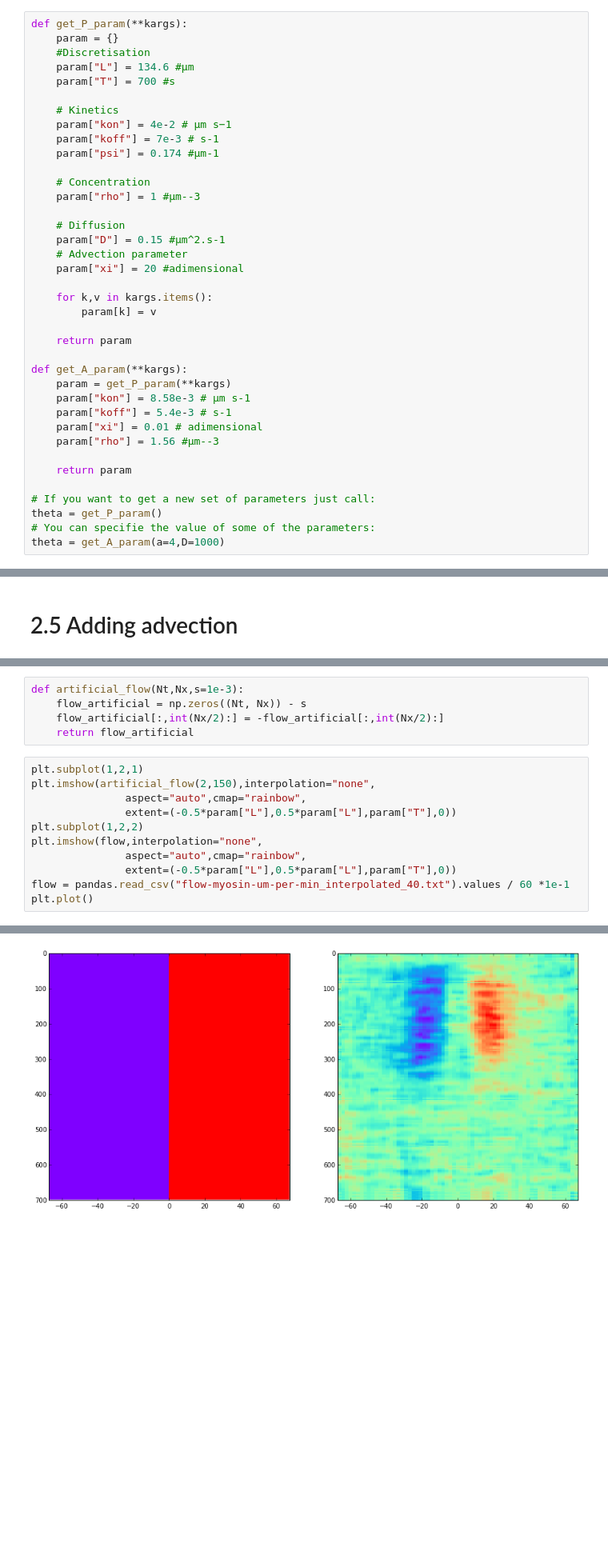
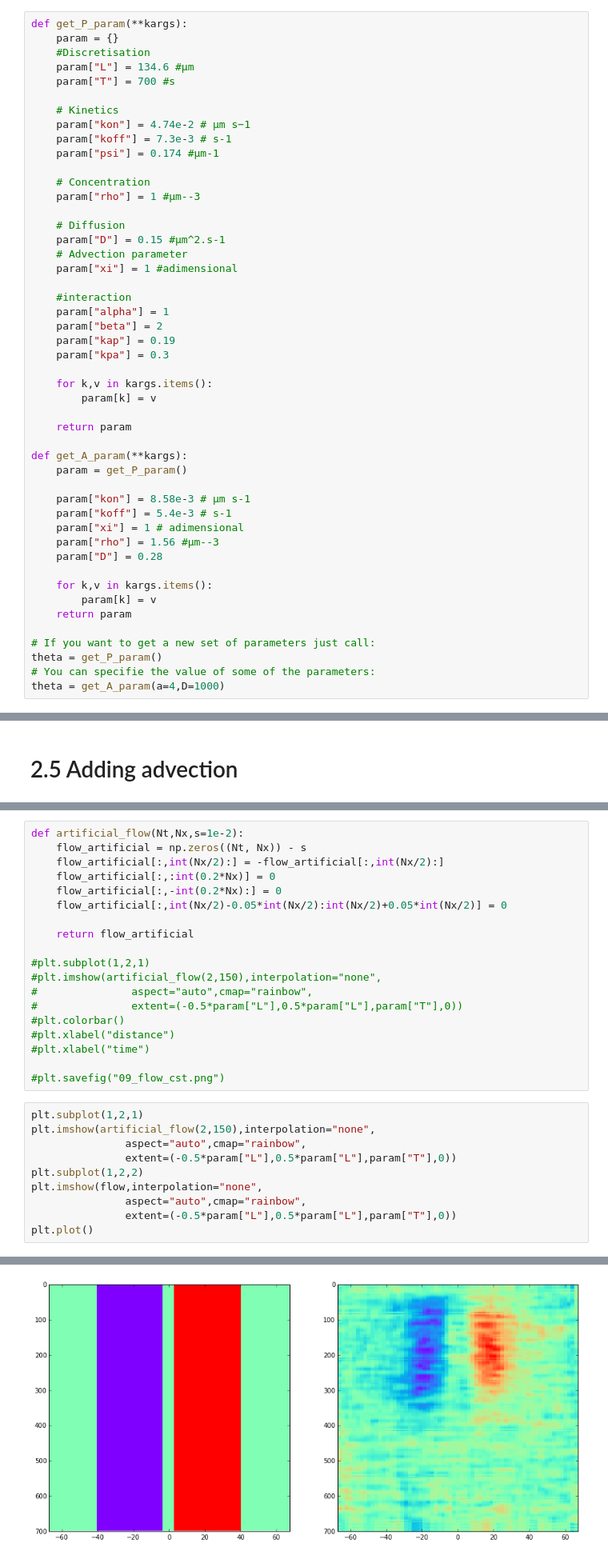
Before and after one commit to geeklhem/polarikss, a Jupyter notebook: model.ipynb, the cells around one changed output, grey strips where cells are left out. Shown at 80% size. Saved outputs shown, nothing was run; the diff lists cells and outputs as text; blank space fills up the shorter version.

```diff
--- a/model.ipynb
+++ b/model.ipynb
@@ -30,8 +36,8 @@ def get_P_param(**kargs):
     param["T"] = 700 #s
 
     # Kinetics
-    param["kon"] = 4e-2 # μm s−1
-    param["koff"] = 7e-3 # s-1
+    param["kon"] = 4.74e-2 # μm s−1
+    param["koff"] = 7.3e-3 # s-1
     param["psi"] = 0.174 #µm-1
 
     # Concentration
@@ -40,7 +46,13 @@ def get_P_param(**kargs):
     # Diffusion
     param["D"] = 0.15 #µm^2.s-1
     # Advection parameter
-    param["xi"] = 20 #adimensional
+    param["xi"] = 1 #adimensional
+
+    #interaction
+    param["alpha"] = 1
+    param["beta"] = 2
+    param["kap"] = 0.19
+    param["kpa"] = 0.3
 
     for k,v in kargs.items():
         param[k] = v
@@ -48,12 +60,16 @@ def get_P_param(**kargs):
     return param
 
 def get_A_param(**kargs):
-    param = get_P_param(**kargs)
+    param = get_P_param()
+
     param["kon"] = 8.58e-3 # µm s-1
     param["koff"] = 5.4e-3 # s-1
-    param["xi"] = 0.01 # adimensional
+    param["xi"] = 1 # adimensional
     param["rho"] = 1.56 #µm--3
+    param["D"] = 0.28
 
+    for k,v in kargs.items():
+        param[k] = v
     return param
 
 # If you want to get a new set of parameters just call:
@@ -493,23 +504,36 @@ def advection(p,param,dt,l,t):
     )
-# %%
-def artificial_flow(Nt,Nx,s=1e-3):
-    flow_artificial = np.zeros((Nt, Nx)) - s
-    flow_artificial[:,int(Nx/2):] = -flow_artificial[:,int(Nx/2):]
-    return flow_artificial
+# %%
+def artificial_flow(Nt,Nx,s=1e-2):
+    flow_artificial = np.zeros((Nt, Nx)) - s
+    flow_artificial[:,int(Nx/2):] = -flow_artificial[:,int(Nx/2):]
+    flow_artificial[:,:int(0.2*Nx)] = 0
+    flow_artificial[:,-int(0.2*Nx):] = 0
+    flow_artificial[:,int(Nx/2)-0.05*int(Nx/2):int(Nx/2)+0.05*int(Nx/2)] = 0
+
+    return flow_artificial
+
+#plt.subplot(1,2,1)
+#plt.imshow(artificial_flow(2,150),interpolation="none",
+#               aspect="auto",cmap="rainbow",
+#               extent=(-0.5*param["L"],0.5*param["L"],param["T"],0))
+#plt.colorbar()
+#plt.xlabel("distance")
+#plt.xlabel("time")
+
+#plt.savefig("09_flow_cst.png")
 # %%
 plt.subplot(1,2,1)
 plt.imshow(artificial_flow(2,150),interpolation="none",
                aspect="auto",cmap="rainbow",
                extent=(-0.5*param["L"],0.5*param["L"],param["T"],0))
 plt.subplot(1,2,2)
 plt.imshow(flow,interpolation="none",
                aspect="auto",cmap="rainbow",
                extent=(-0.5*param["L"],0.5*param["L"],param["T"],0))
-flow = pandas.read_csv("flow-myosin-um-per-min_interpolated_40.txt").values / 60 *1e-1
 plt.plot()
 # %% [output]
 []
-[figure, old version]
+[figure, new version]
 # %%
 p = np.zeros((9000, 150))
 p[0,:] = analytical_vector(150,get_P_param(T=20),False)
```
Also changed, not shown: parts of 28 cells of this notebook, 13 other files.
